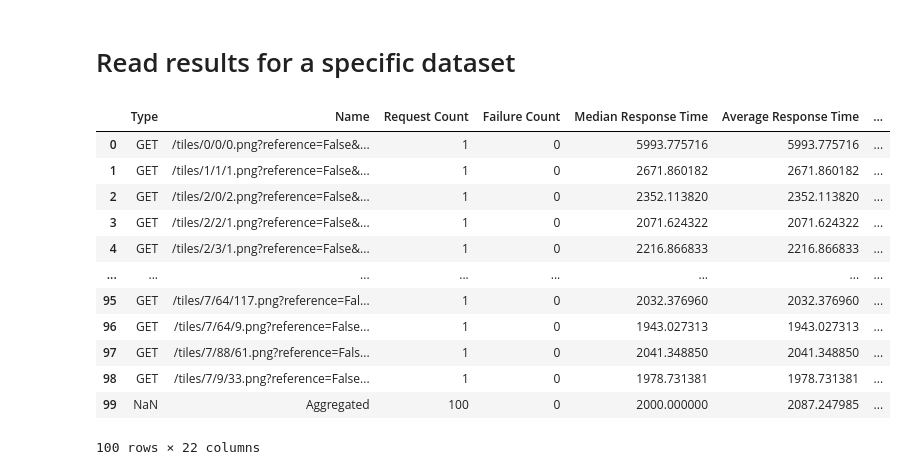
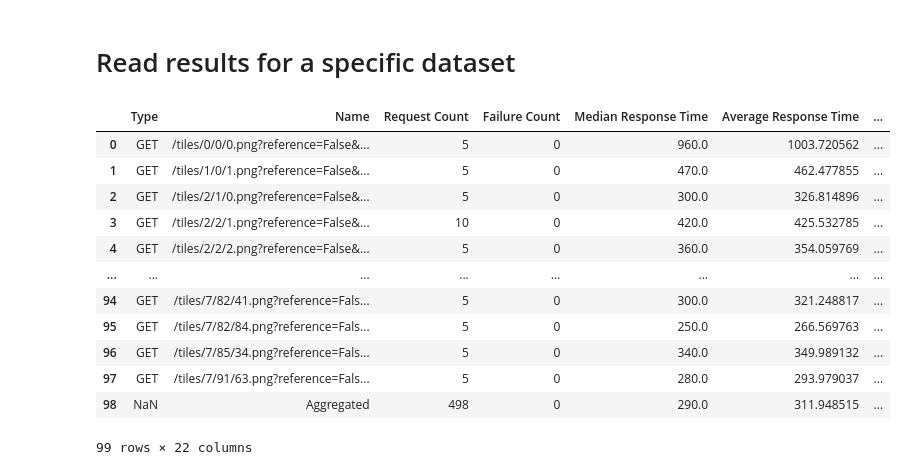
Before and after one commit to NASA-IMPACT/zarr-visualization-report, a Jupyter notebook: approaches/tiling/e2e-results.ipynb, the cells around one changed output. Cells and saved outputs as stored; diff of their text form; code cells hidden in the pictures.

```diff
--- a/approaches/tiling/e2e-results.ipynb
+++ b/approaches/tiling/e2e-results.ipynb
@@ -32,8 +31,8 @@ def generate_zooms_plot(df, dataset):
     # Display the plot
     plt.show()
 
-def s3_url(object_key):
-    return f's3://{bucket_name}/{s3_dir}/{object_key}'
+def git_url(filename):
+    return f'{git_url_path}/{filename}'
 
 def add_to_specs(collection_name: str, df: pd.DataFrame):
     zarr_specs.loc[collection_name, 'mean median response time'] = np.mean(df['Median Response Time'][1:])
@@ -80,24 +79,24 @@ zarr_specs[
 # Read results for a specific dataset
 # %%
 # Can replace with any of the collection names
-collection_name = 'gpm3imergdl'
-object_key = f'{collection_name}_urls_stats.csv'
-results_df = pd.read_csv(s3_url(object_key))
+collection_name = 'FWI-GEOS-5-Hourly'
+filename = f'results/{collection_name}_urls_stats.csv'
+results_df = pd.read_csv(git_url(filename))
 results_df
 # %% [output]
 |  | Type | Name | Request Count | Failure Count | Median Response Time | Average Response Time | ... |
-| 0 | GET | /tiles/0/0/0.png?reference=False&... | 1 | 0 | 5993.775716 | 5993.775716 | ... |
-| 1 | GET | /tiles/1/1/1.png?reference=False&... | 1 | 0 | 2671.860182 | 2671.860182 | ... |
-| 2 | GET | /tiles/2/0/2.png?reference=False&... | 1 | 0 | 2352.113820 | 2352.113820 | ... |
-| 3 | GET | /tiles/2/2/1.png?reference=False&... | 1 | 0 | 2071.624322 | 2071.624322 | ... |
-| 4 | GET | /tiles/2/3/1.png?reference=False&... | 1 | 0 | 2216.866833 | 2216.866833 | ... |
+| 0 | GET | /tiles/0/0/0.png?reference=False&... | 5 | 0 | 960.0 | 1003.720562 | ... |
+| 1 | GET | /tiles/1/0/1.png?reference=False&... | 5 | 0 | 470.0 | 462.477855 | ... |
+| 2 | GET | /tiles/2/1/0.png?reference=False&... | 5 | 0 | 300.0 | 326.814896 | ... |
+| 3 | GET | /tiles/2/2/1.png?reference=False&... | 10 | 0 | 420.0 | 425.532785 | ... |
+| 4 | GET | /tiles/2/2/2.png?reference=False&... | 5 | 0 | 360.0 | 354.059769 | ... |
 | ... | ... | ... | ... | ... | ... | ... | ... |
-| 95 | GET | /tiles/7/64/117.png?reference=Fal... | 1 | 0 | 2032.376960 | 2032.376960 | ... |
-| 96 | GET | /tiles/7/64/9.png?reference=False... | 1 | 0 | 1943.027313 | 1943.027313 | ... |
-| 97 | GET | /tiles/7/88/61.png?reference=Fals... | 1 | 0 | 2041.348850 | 2041.348850 | ... |
-| 98 | GET | /tiles/7/9/33.png?reference=False... | 1 | 0 | 1978.731381 | 1978.731381 | ... |
-| 99 | NaN | Aggregated | 100 | 0 | 2000.000000 | 2087.247985 | ... |
+| 94 | GET | /tiles/7/82/41.png?reference=Fals... | 5 | 0 | 300.0 | 321.248817 | ... |
+| 95 | GET | /tiles/7/82/84.png?reference=Fals... | 5 | 0 | 250.0 | 266.569763 | ... |
+| 96 | GET | /tiles/7/85/34.png?reference=Fals... | 5 | 0 | 340.0 | 349.989132 | ... |
+| 97 | GET | /tiles/7/91/63.png?reference=Fals... | 5 | 0 | 280.0 | 293.979037 | ... |
+| 98 | NaN | Aggregated | 498 | 0 | 290.0 | 311.948515 | ... |
-100 rows × 22 columns
+99 rows × 22 columns
 # %%
 generate_zooms_plot(results_df, collection_name)
 # %% [output]
```
Also changed, not shown: parts of 5 cells of this notebook.
